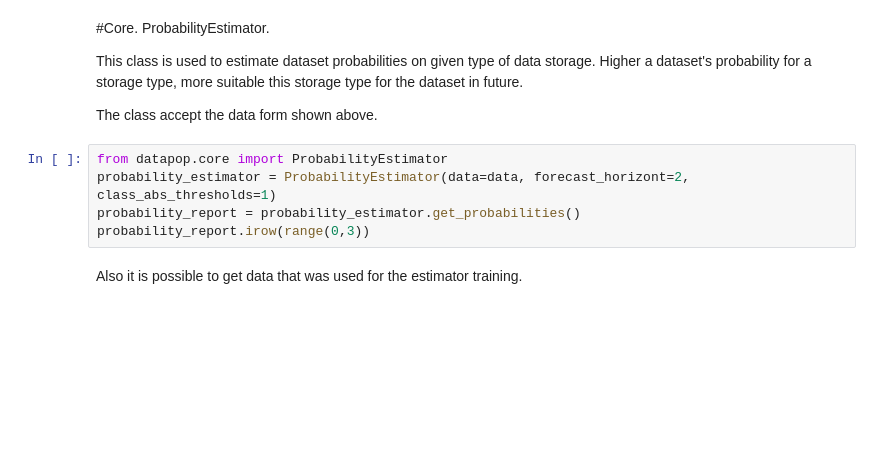
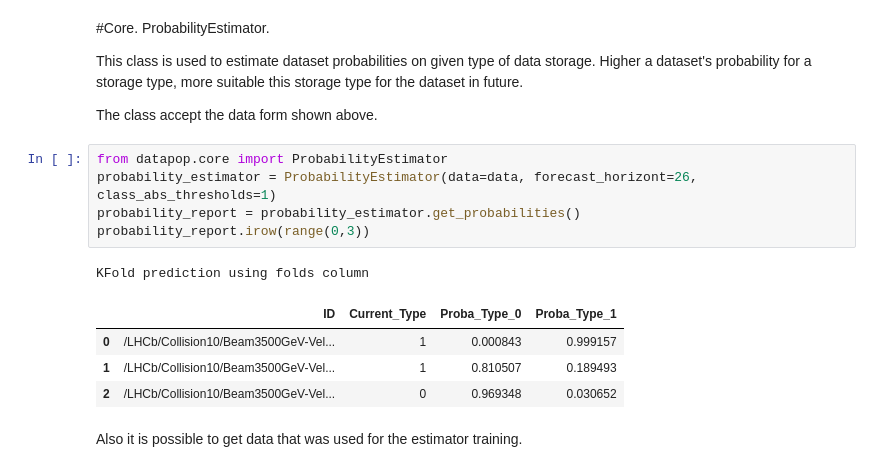
Before and after one commit to yandexdataschool/DataPopularity, a Jupyter notebook: howto/howto_01_datapop.ipynb, the cells around one changed output. Saved outputs shown, nothing was run; the diff lists cells and outputs as text; blank space fills up the shorter version.

```diff
--- a/howto/howto_01_datapop.ipynb
+++ b/howto/howto_01_datapop.ipynb
@@ -38,9 +38,15 @@ Higher a dataset's probability for a storage type, more suitable this storage ty
 The class accept the data form shown above.
 # %%
 from datapop.core import ProbabilityEstimator
-probability_estimator = ProbabilityEstimator(data=data, forecast_horizont=2, class_abs_thresholds=1)
+probability_estimator = ProbabilityEstimator(data=data, forecast_horizont=26, class_abs_thresholds=1)
 probability_report = probability_estimator.get_probabilities()
 probability_report.irow(range(0,3))
+# %% [output]
+KFold prediction using folds column
+|  | ID | Current_Type | Proba_Type_0 | Proba_Type_1 |
+| 0 | /LHCb/Collision10/Beam3500GeV-Vel... | 1 | 0.000843 | 0.999157 |
+| 1 | /LHCb/Collision10/Beam3500GeV-Vel... | 1 | 0.810507 | 0.189493 |
+| 2 | /LHCb/Collision10/Beam3500GeV-Vel... | 0 | 0.969348 | 0.030652 |
 # %% [markdown]
 Also it is possible to get data that was used for the estimator training.
 # %%
```
Also changed, not shown: parts of 7 cells of this notebook, 4 other files.
